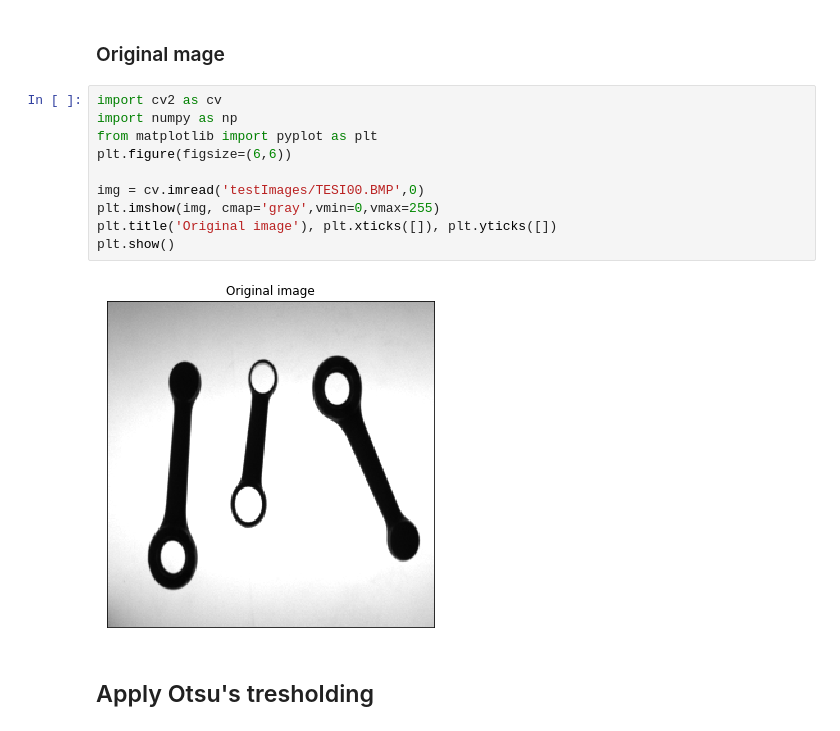
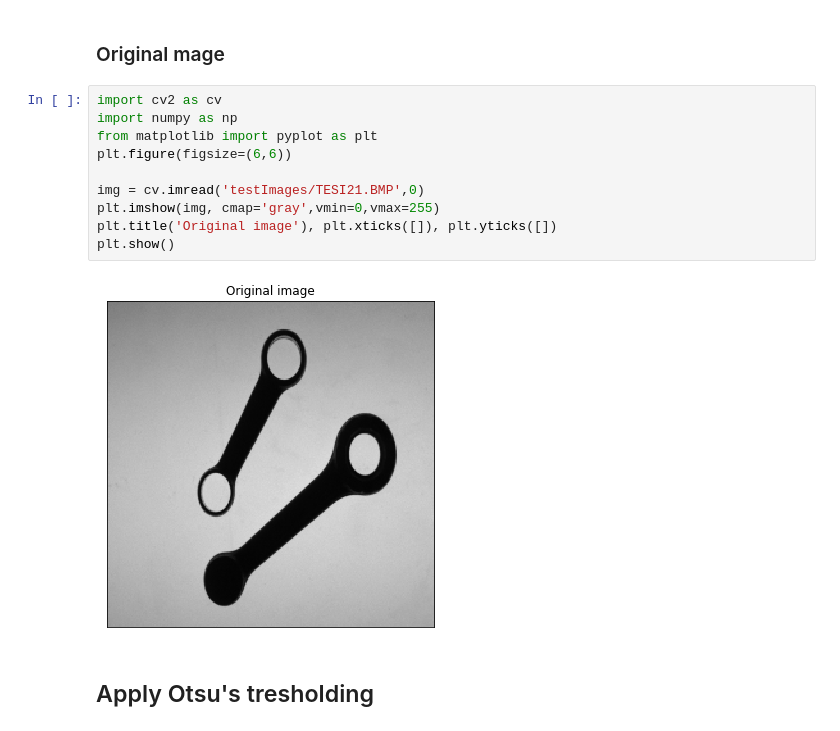
Before and after one commit to pptr3/connecting-rods, a Jupyter notebook: Connecting Rods.ipynb, the cells around one changed output. Cells and saved outputs as stored; diff of their text form.

```diff
--- a/Connecting Rods.ipynb
+++ b/Connecting Rods.ipynb
@@ -5,15 +5,15 @@
 # %%
 import cv2 as cv
 import numpy as np
 from matplotlib import pyplot as plt
 plt.figure(figsize=(6,6))
 
-img = cv.imread('testImages/TESI00.BMP',0)
+img = cv.imread('testImages/TESI21.BMP',0)
 plt.imshow(img, cmap='gray',vmin=0,vmax=255)
 plt.title('Original image'), plt.xticks([]), plt.yticks([])
 plt.show()
 # %% [output]
-[figure, old version]
+[figure, new version]
 # %% [markdown]
 ## Apply Otsu's tresholding
 # %%
```
Also changed, not shown: parts of 4 cells of this notebook.
